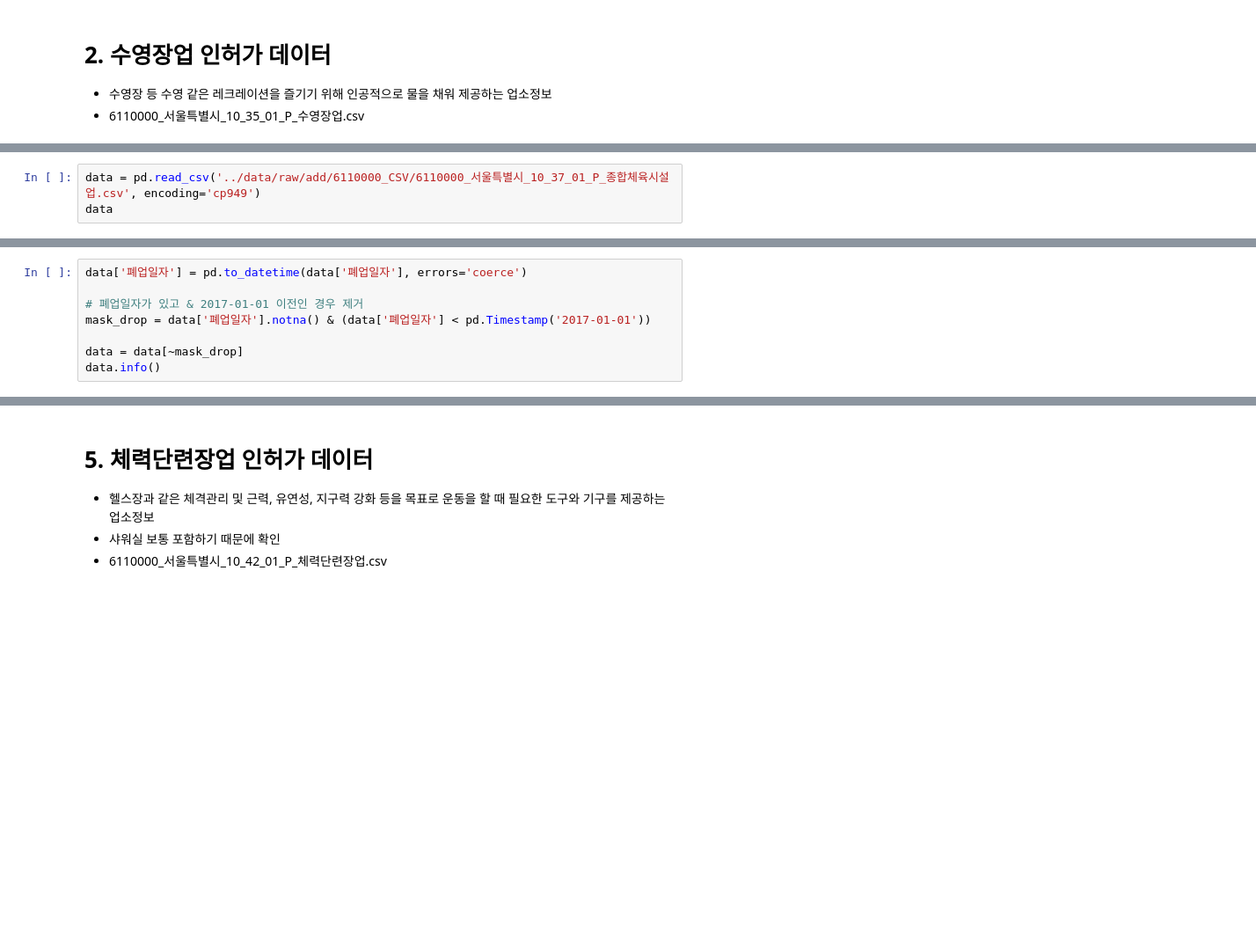
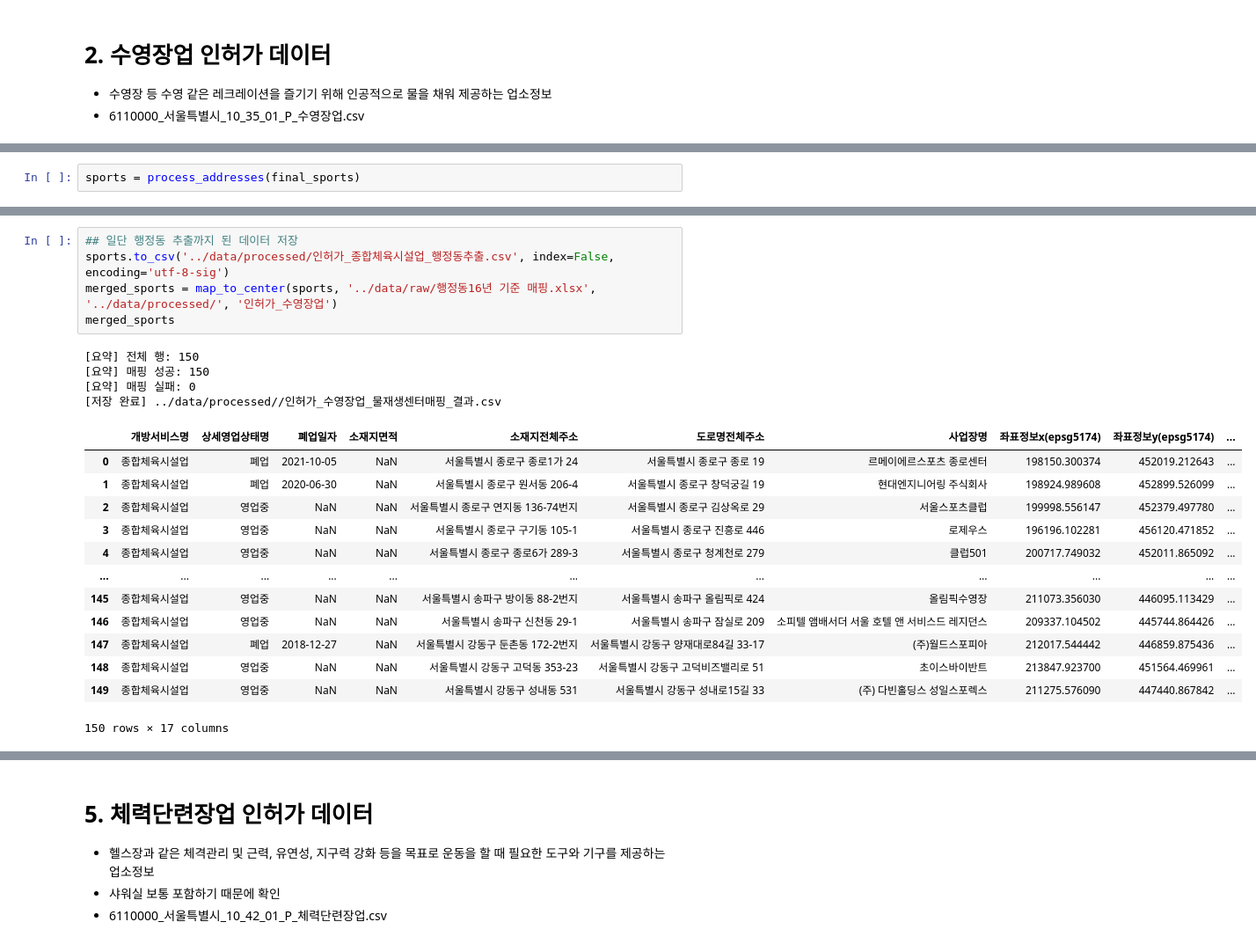
Before and after one commit to mimimoo02/youngwon, a Jupyter notebook: code/preprocess_license_baseline_module.ipynb, the cells around one changed output, grey strips where cells are left out. Shown: that part at 88% size. Cells and saved outputs as stored; diff of their text form; blank space fills up the shorter version.

```diff
--- a/code/preprocess_license_baseline_module.ipynb
+++ b/code/preprocess_license_baseline_module.ipynb
@@ -1776,3 +1956,2 @@ data.info()
 # %%
-data = pd.read_csv('../data/raw/add/6110000_CSV/6110000_서울특별시_10_37_01_P_종합체육시설업.csv', encoding='cp949')
-data
+sports = process_addresses(final_sports)
@@ -1779,8 +1972,23 @@ data
-# %%
-data['폐업일자'] = pd.to_datetime(data['폐업일자'], errors='coerce')
-
-# 폐업일자가 있고 & 2017-01-01 이전인 경우 제거
-mask_drop = data['폐업일자'].notna() & (data['폐업일자'] < pd.Timestamp('2017-01-01'))
-
-data = data[~mask_drop]
-data.info()
+# %%
+## 일단 행정동 추출까지 된 데이터 저장
+sports.to_csv('../data/processed/인허가_종합체육시설업_행정동추출.csv', index=False, encoding='utf-8-sig')
+merged_sports = map_to_center(sports, '../data/raw/행정동16년 기준 매핑.xlsx', '../data/processed/', '인허가_수영장업')
+merged_sports
+# %% [output]
+[요약] 전체 행: 150
+[요약] 매핑 성공: 150
+[요약] 매핑 실패: 0
+[저장 완료] ../data/processed//인허가_수영장업_물재생센터매핑_결과.csv
+|  | 개방서비스명 | 상세영업상태명 | 폐업일자 | 소재지면적 | 소재지전체주소 | 도로명전체주소 | 사업장명 | 좌표정보x(epsg5174) | 좌표정보y(epsg5174) | ... |
+| 0 | 종합체육시설업 | 폐업 | 2021-10-05 | NaN | 서울특별시 종로구 종로1가 24 | 서울특별시 종로구 종로 19 | 르메이에르스포츠 종로센터 | 198150.300374 | 452019.212643 | ... |
+| 1 | 종합체육시설업 | 폐업 | 2020-06-30 | NaN | 서울특별시 종로구 원서동 206-4 | 서울특별시 종로구 창덕궁길 19 | 현대엔지니어링 주식회사 | 198924.989608 | 452899.526099 | ... |
+| 2 | 종합체육시설업 | 영업중 | NaN | NaN | 서울특별시 종로구 연지동 136-74번지 | 서울특별시 종로구 김상옥로 29 | 서울스포츠클럽 | 199998.556147 | 452379.497780 | ... |
+| 3 | 종합체육시설업 | 영업중 | NaN | NaN | 서울특별시 종로구 구기동 105-1 | 서울특별시 종로구 진흥로 446 | 로제우스 | 196196.102281 | 456120.471852 | ... |
+| 4 | 종합체육시설업 | 영업중 | NaN | NaN | 서울특별시 종로구 종로6가 289-3 | 서울특별시 종로구 청계천로 279 | 클럽501 | 200717.749032 | 452011.865092 | ... |
+| ... | ... | ... | ... | ... | ... | ... | ... | ... | ... | ... |
+| 145 | 종합체육시설업 | 영업중 | NaN | NaN | 서울특별시 송파구 방이동 88-2번지 | 서울특별시 송파구 올림픽로 424 | 올림픽수영장 | 211073.356030 | 446095.113429 | ... |
+| 146 | 종합체육시설업 | 영업중 | NaN | NaN | 서울특별시 송파구 신천동 29-1 | 서울특별시 송파구 잠실로 209 | 소피텔 앰배서더 서울 호텔 앤 서비스드 레지던스 | 209337.104502 | 445744.864426 | ... |
+| 147 | 종합체육시설업 | 폐업 | 2018-12-27 | NaN | 서울특별시 강동구 둔촌동 172-2번지 | 서울특별시 강동구 양재대로84길 33-17 | (주)월드스포피아 | 212017.544442 | 446859.875436 | ... |
+| 148 | 종합체육시설업 | 영업중 | NaN | NaN | 서울특별시 강동구 고덕동 353-23 | 서울특별시 강동구 고덕비즈밸리로 51 | 초이스바이반트 | 213847.923700 | 451564.469961 | ... |
+| 149 | 종합체육시설업 | 영업중 | NaN | NaN | 서울특별시 강동구 성내동 531 | 서울특별시 강동구 성내로15길 33 | (주) 다빈홀딩스 성일스포렉스 | 211275.576090 | 447440.867842 | ... |
+150 rows × 17 columns
```
Also changed, not shown: parts of 41 cells of this notebook.
